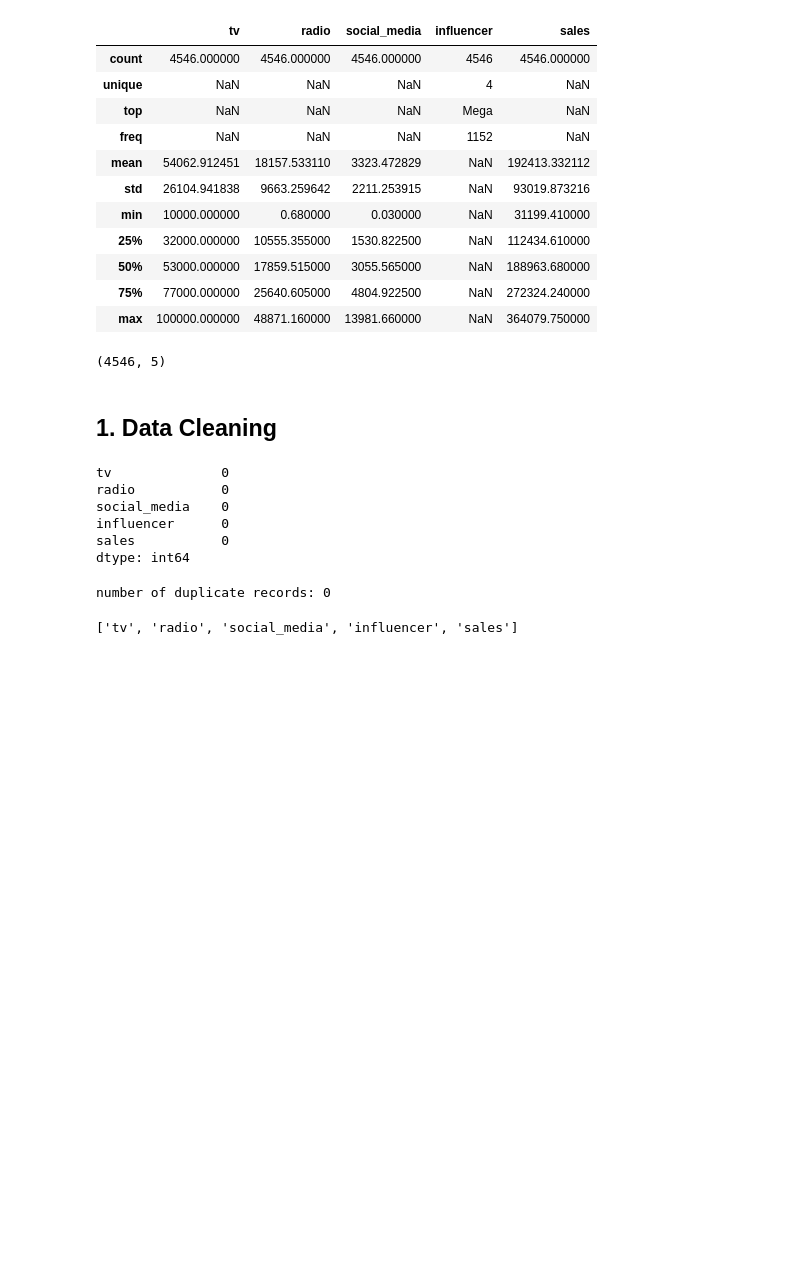
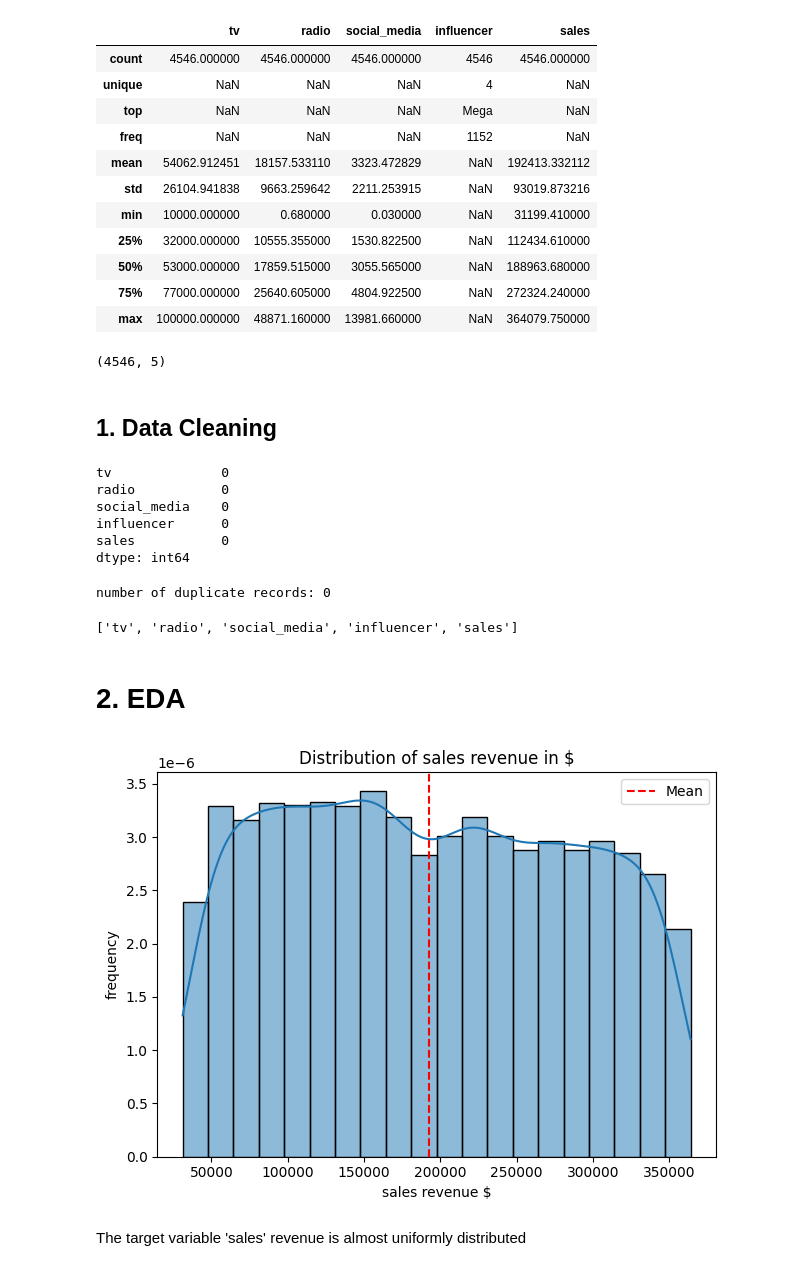
Before and after one commit to srikaldata/ml-zoomcamp-2025, a Jupyter notebook: capstone-project/eda_and_modeling.ipynb, the cells around one changed output. Saved outputs shown, nothing was run; the diff lists cells and outputs as text; code cells hidden in the pictures; blank space fills up the shorter version.

Commit message:
capstone project - eda - visualizing the target variable

```diff
--- a/capstone-project/eda_and_modeling.ipynb
+++ b/capstone-project/eda_and_modeling.ipynb
@@ -90,3 +90,24 @@ number of duplicate records: 0
 list(adsales_df.columns)
 # %% [output]
 ['tv', 'radio', 'social_media', 'influencer', 'sales']
+# %% [markdown]
+# 2. EDA
+# %%
+# distribution of the target variable --> sales revenue
+
+# plotting the distribution
+sns.histplot(adsales_df['sales'], bins=20, kde=True, stat='density', edgecolor='black')
+
+
+plt.title('Distribution of sales revenue in $')
+plt.xlabel('sales revenue $')
+plt.ylabel('frequency')
+plt.axvline(adsales_df['sales'].mean(), color='red', linestyle='--', label='Mean')
+plt.legend()
+plt.tight_layout()
+
+plt.show()
+# %% [output]
+[figure, added]
+# %% [markdown]
+The target variable 'sales' revenue is almost uniformly distributed
```
